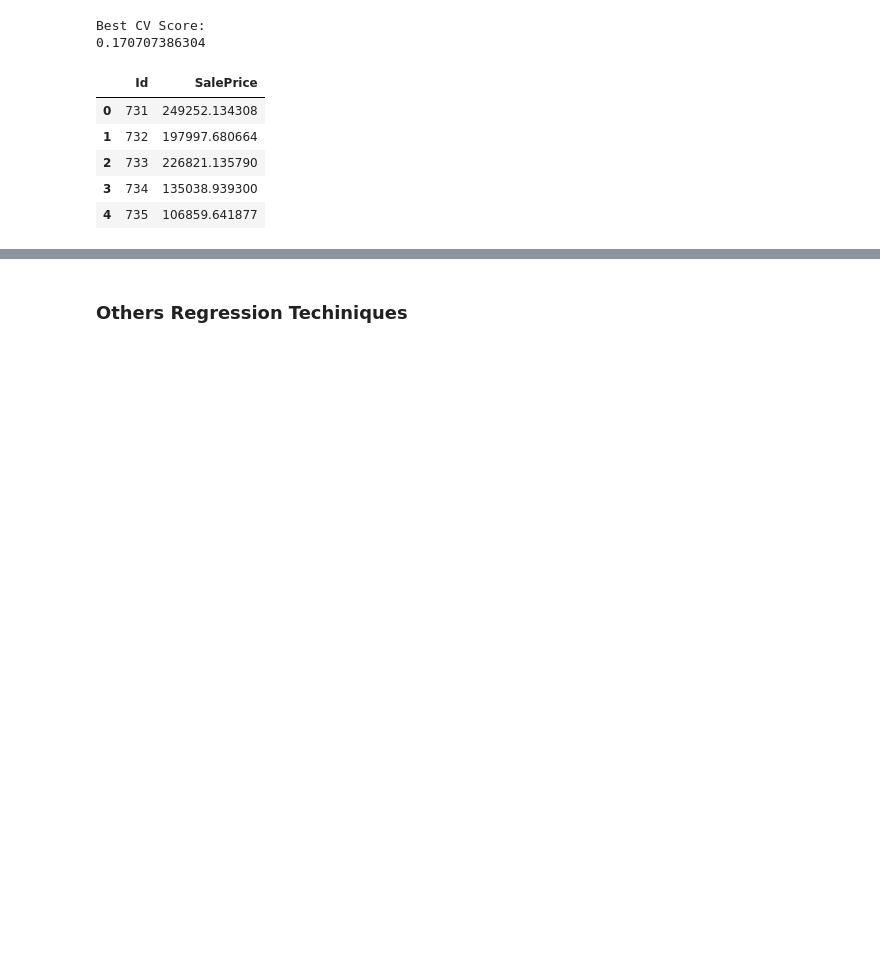
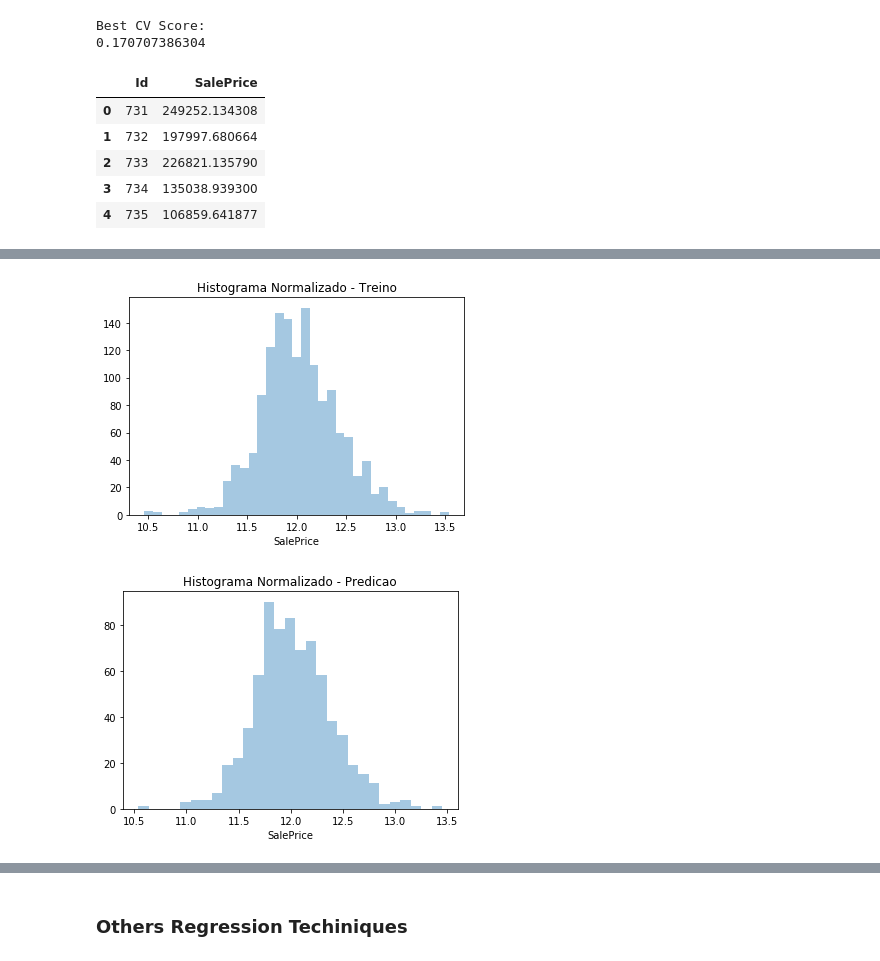
Before and after one commit to graziellealessa/house-prices-kaggle, a Jupyter notebook: house-prices-kaggle/House Prices - Kaggle.ipynb, the cells around one changed output, grey strips where cells are left out. Cells and saved outputs as stored; diff of their text form; code cells hidden in the pictures; blank space fills up the shorter version.

```diff
--- a/house-prices-kaggle/House Prices - Kaggle.ipynb
+++ b/house-prices-kaggle/House Prices - Kaggle.ipynb
@@ -223,0 +247,10 @@ stat2(predict_train)
+# %%
+def histNormal(a,df,title):
+    sns.distplot(np.log(df['SalePrice']),kde=False)
+    plt.title(title)
+    plt.show()
+histNormal(new_train["SalePrice"],new_train,"Histograma Normalizado - Treino")
+histNormal(predict_train["SalePrice"],predict_train,"Histograma Normalizado - Predicao")
+# %% [output]
+[figure, added]
+[figure, added]
```
Also changed, not shown: parts of 10 cells of this notebook.
